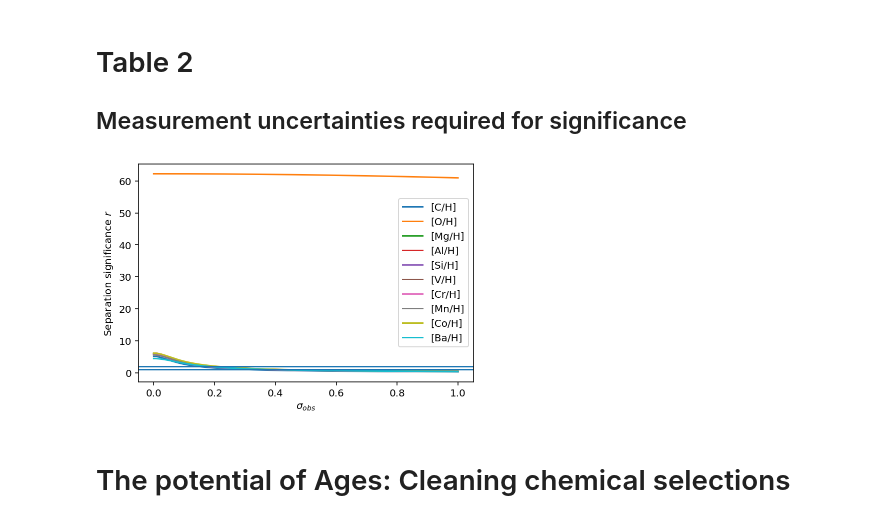
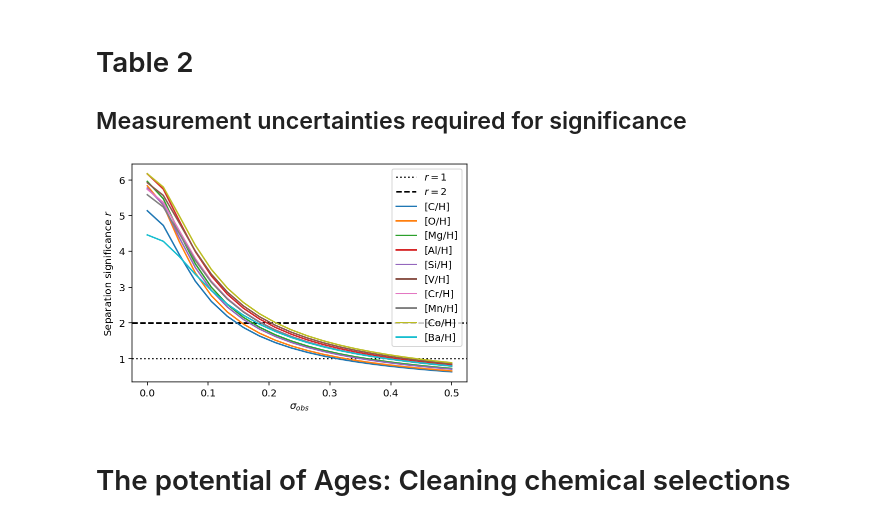
Before and after one commit to svenbuder/Accretion_Clues_ObsSim, a Jupyter notebook: mijnarends_2022_accretion_clues_simulation.ipynb, the cells around one changed output. Cells and saved outputs as stored; diff of their text form; code cells hidden in the pictures.

```diff
--- a/mijnarends_2022_accretion_clues_simulation.ipynb
+++ b/mijnarends_2022_accretion_clues_simulation.ipynb
@@ -655,7 +655,7 @@ table_text = [
 ]
 
 def get_initial_mean_and_sigma(element, debug=True):
-    age_limits = (sim['tform'] > 4) & (sim['tform'] < 5)
+    age_limits = (sim['tform'] > 4.5) & (sim['tform'] < 5)
     data = sim[element+'_H'][age_limits]
     p = np.histogram(data,bins=np.linspace(-3,1,100))
 
@@ -672,7 +672,7 @@ def get_initial_mean_and_sigma(element, debug=True):
         gauss2,
         xdata = bins,
         ydata = number,
-        p0=[peak_number,peak_bin,0.25,0.5*peak_number,peak_bin-0.7,0.1]
+        p0=[peak_number,peak_bin,0.25,0.25*peak_number,peak_bin-0.5,0.1]
     )
 
     mean1 = popt[1]
@@ -711,7 +711,7 @@ def get_initial_mean_and_sigma(element, debug=True):
         plt.show()
         plt.close()
 
-    print(r,mean1,sigma1,mean2,sigma2)
+        print(r,mean1,sigma1,mean2,sigma2)
 
 #     # Code that computes mu, sigma, r
 #     p16, p50, p84 = np.percentile(sim[''+element+'_H'][low], q=[16,50,84])
@@ -1104,7 +1142,12 @@ table_text_2 = [
     [r'    \hline \hline']
 ]
 
-def get_initial_mean_and_sigma(element):
+plt.figure()
+plt.axhline(1,c='k',ls='dotted',label='$r=1$')
+plt.axhline(2,c='k',ls='dashed',label='$r=2$')
+
+
+def get_initial_mean_and_sigma(element, debug=True):
     age_limits = (sim['tform'] > 4) & (sim['tform'] < 5)
     data = sim[element+'_H'][age_limits]
     p = np.histogram(data,bins=100)
@@ -1113,18 +1156,15 @@ def get_initial_mean_and_sigma(element):
     number = p[0]
     bins = p[1][:-1] + 0.5*(p[1][1]-p[1][0])
 
-    # These are 2 Gaussians combined
-    def gauss2(x,a,x0,sigma,a1,x01,sigma1):
-        return a*np.exp(-(x-x0)**2/(2*sigma**2)) + a1*np.exp(-(x-x01)**2/(2*sigma1**2))
-
-    from scipy.optimize import curve_fit
+    peak_bin = bins[np.argmax(number)]
+    peak_number = number[np.argmax(number)]
 
     # This is simply "fitting" the 2 Gaussians to our data
     popt,pcov = curve_fit(
         gauss2,
         xdata = bins,
         ydata = number,
-        p0=[1,0,0.25,1,-0.4,0.5]
+        p0=[peak_number,peak_bin,0.25,0.5*peak_number,peak_bin-0.7,0.1]
     )
 
     mean1 = popt[1]
@@ -1132,22 +1172,39 @@ def get_initial_mean_and_sigma(element):
     mean2 = popt[4]
     sigma2 = popt[5]
 
-#     plt.axvline(mean1)
-#     plt.axvline(mean2)
+    if debug:
+        plt.hist(
+            data,bins=np.linspace(-3,1,100),
+            label='plt.hist'
+        )
+        plt.plot(
+            bins,
+            number,
+            label='bins,number'
+        )
 
-#     plt.scatter(
-#         bins,number
-#     )
-#     plt.plot(
-#         bins,
-#         gauss2(bins,*popt),
-#         c='r'
-#     )
+        plt.plot(
+            bins,
+            gauss2(bins,*popt),
+            label='2 Gauss'
+        )
+
+        plt.xlim(-3,1)
+
+        plt.axvline(mean1,c='r',label='mean 1')
+        plt.axvline(mean2,c='purple',label='mean 2')
+        plt.legend()
+
+        plt.xlabel('['+element+'/H]')
+        plt.ylabel('Nr Particles')
+
+        plt.show()
+        plt.close()
 
 
 ### NEED TO RENAME VARIABLES TO BE CLEARER
 ### HOW WAS SIGMA_OBS DEFINED?
-    sigma_obs = np.linspace(0,1,2000)
+    sigma_obs = np.linspace(0,0.5,20)
     sigma_1obs = np.sqrt(sigma1**2 + sigma_obs**2)
     sigma_2obs = np.sqrt(sigma2**2 + sigma_obs**2)
     r_obs = abs(mean1 - mean2) / np.sqrt(sigma_1obs**2 + sigma_2obs**2)
@@ -1164,38 +1221,35 @@ def get_initial_mean_and_sigma(element):
     # Interpolate and find sigma_obs values that match r=1, 2
     r_1_68 = sigma_obs[np.argmin(np.abs(r_obs - 1))]
     r_1_95 = sigma_obs[np.argmin(np.abs(r_obs - 2))]
 
-    plt.axhline(1)
-    plt.axhline(2)
 
     # Obtaining the mean error of the measurements taken by GALAH
     mean_error = np.mean((obs['e_'+element+'_fe'])[~np.isnan(obs['e_'+element+'_fe'])])
 
     # Calculating what percentage of the stars observed had measurements available for each element
     number_observations= (len((obs['e_'+element+'_fe'])))
     non_zero_number = (len((obs['e_'+element+'_fe'])[~np.isnan(obs['e_'+element+'_fe'])]))
     fraction_available = non_zero_number/number_observations
     percent_available = fraction_available*100
 
     #return(mean1, sigma1, mean2, sigma2, mean_error)
     # Defining the columns of Table 2, found in the paper
     return(r'    {['+element+'/H]}  & '+str(round(r_1_95,3))+' & '+str(round(r_1_68, 3))+' & '+str(round(percent_available, 2))+' & '+str(round(mean_error, 3))+r' \\')
 
 
-
 for element in ['C', 'O', 'Mg', 'Al', 'Si',  'V', 'Cr', 'Mn','Co', 'Ba']:
-    table_text_2.append([get_initial_mean_and_sigma(element)])
+    table_text_2.append([get_initial_mean_and_sigma(element,debug=False)])
 
 table_text_2.append([r'    \hline'])
 table_text_2.append([r'    \end{tabular}'])
 table_text_2.append([r'    \label{tab:r_values_simulation}'])
 table_text_2.append([r'\end{table}'])
 
 np.savetxt('tables/table_2_test.tex',table_text_2,fmt='%s')
 
 ### MAYBE TRY AND SPLIT PLOT ONTO TWO AXES
 # %% [output]
-[figure, old version]
+[figure, new version]
 # %% [markdown]
 # The potential of Ages: Cleaning chemical selections
 # %% [markdown]
```
Also changed, not shown: parts of 2 cells of this notebook.
